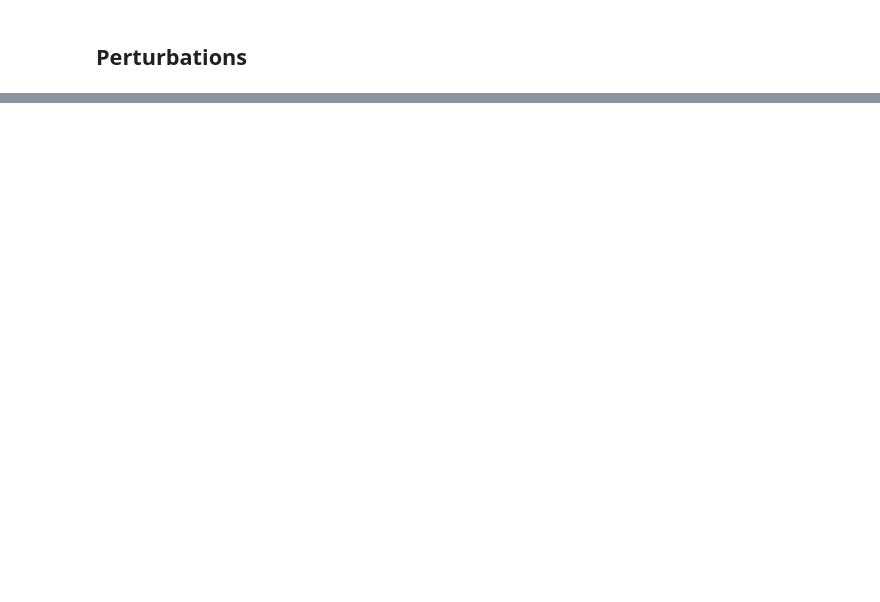
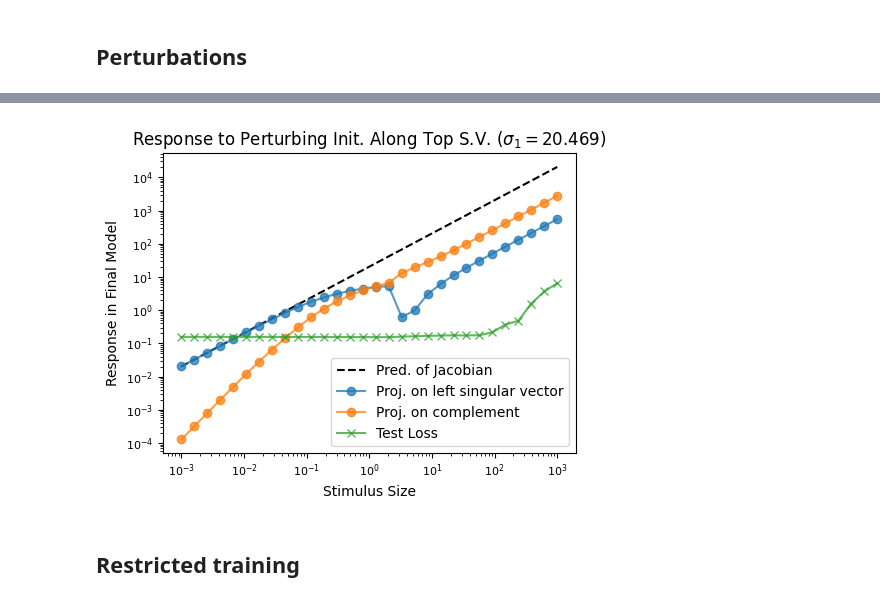
Before and after one commit to EleutherAI/training-jacobian, a Jupyter notebook: experiments.ipynb, the cells around one changed output, grey strips where cells are left out. Drawn from its saved outputs; the diff is of its cells as text; code cells hidden in the pictures; blank space fills up the shorter version.

```diff
--- a/experiments.ipynb
+++ b/experiments.ipynb
@@ -184,0 +241,41 @@ plt.show()
+# %%
+complements = []
+bulk_y = []
+responses = []
+
+num = 0
+grid = jnp.logspace(-3, 3, 30)
+for stim in grid:
+    perturbed_params, loss = train(
+        params_0 + stim * jac_vh[num], X_train, Y_train, X_test, Y_test, apply_fn, TrainConfig(opt="sgd")
+    )
+    delta = perturbed_params - params_f
+    res = delta @ jac_u[:, num]
+    complement = jnp.linalg.norm(delta - res * jac_u[:, num])
+
+    complements.append(complement)
+    bulk_y.append(loss)
+    responses.append(res)
+
+plt.figure(figsize=(5, 4))  # Adjust figure size to be more paper-friendly
+plt.plot(grid, grid * jac_s[num], label="Pred. of Jacobian", c="black", linestyle="--")
+plt.plot(grid, jnp.abs(jnp.array(responses)), marker="o", label="Proj. on left singular vector", alpha=0.75)
+plt.plot(grid, complements, marker="o", label="Proj. on complement", alpha=0.75)
+plt.plot(grid, bulk_y, marker="x", label="Test Loss", alpha=0.75)
+plt.xscale("log")
+plt.yscale("log")
+plt.xlabel("Stimulus Size")
+plt.ylabel("Response in Final Model")
+plt.title(f"Response to Perturbing Init. Along Top S.V. ($\\sigma_1 = {jac_s[0]:.3f}$)")
+plt.legend()
+
+# Tight layout to ensure no clipping
+plt.tight_layout()
+
+# Show or save the plot
+plt.savefig('top sv perturb.pdf', format='pdf')
+plt.show()
+# %% [output]
+[figure, added]
+# %% [markdown]
+## Restricted training
```
Also changed, not shown: parts of 12 cells of this notebook.
